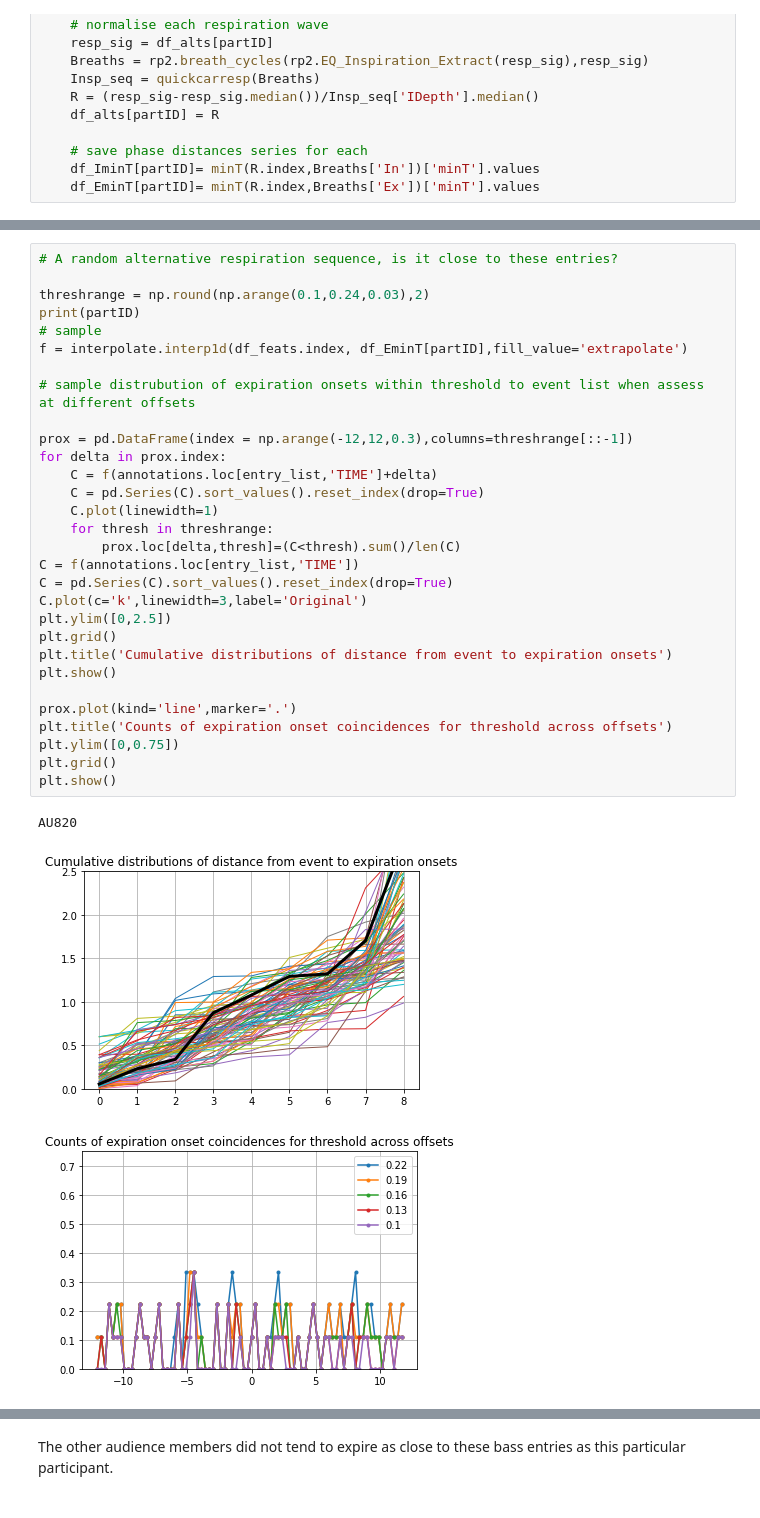
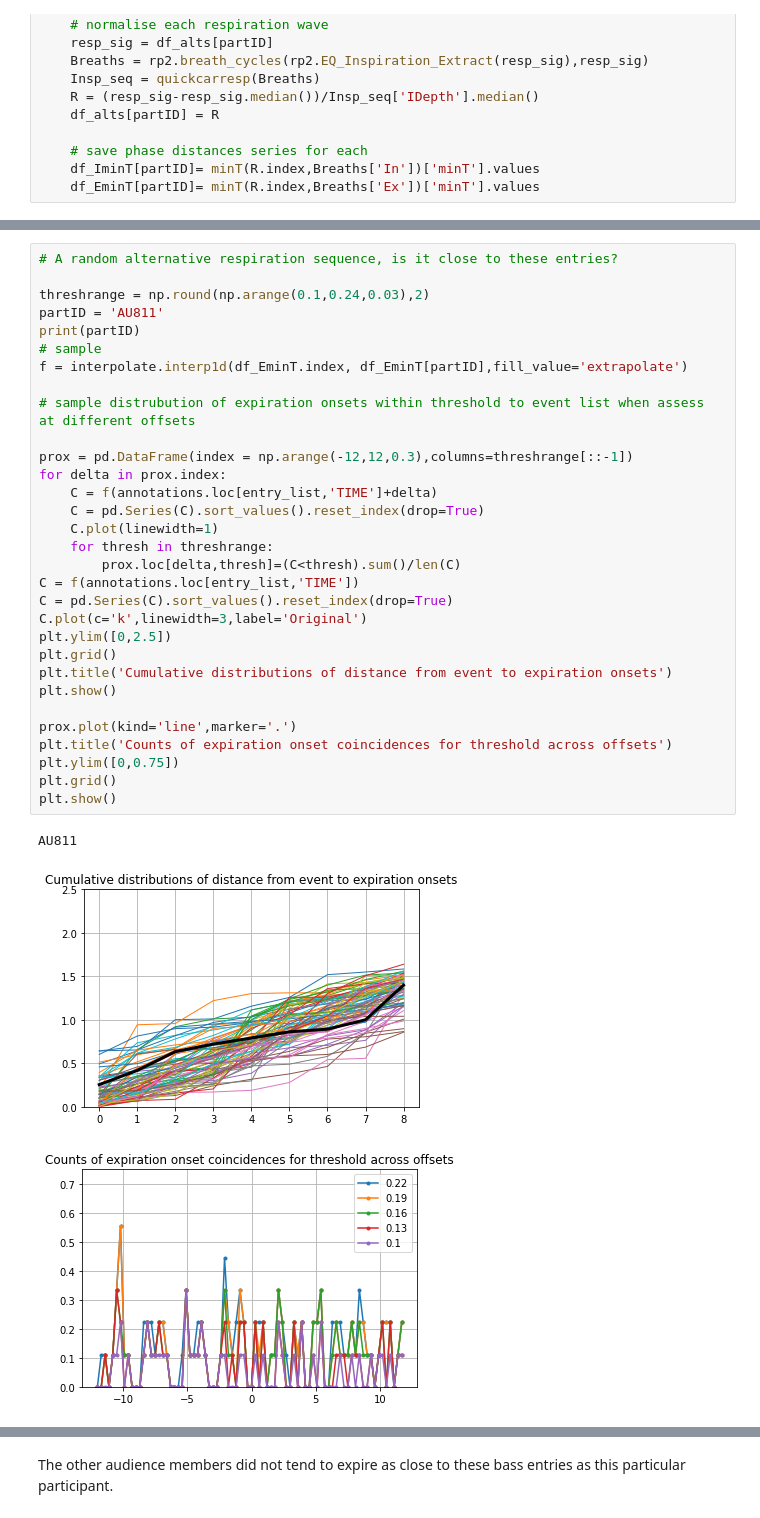
Before and after one commit to finn42/Exploratory_Listening_Phys, a Jupyter notebook: CaseStudy1_SSO.ipynb, the cells around one changed output, grey strips where cells are left out. Saved outputs shown, nothing was run; the diff lists cells and outputs as text.

```diff
--- a/CaseStudy1_SSO.ipynb
+++ b/CaseStudy1_SSO.ipynb
@@ -754,37 +783,38 @@ plt.show()
 # %%
 # A random alternative respiration sequence, is it close to these entries?
 
 threshrange = np.round(np.arange(0.1,0.24,0.03),2)
+partID = 'AU811'
 print(partID)
 # sample
-f = interpolate.interp1d(df_feats.index, df_EminT[partID],fill_value='extrapolate')
+f = interpolate.interp1d(df_EminT.index, df_EminT[partID],fill_value='extrapolate')
 
 # sample distrubution of expiration onsets within threshold to event list when assess at different offsets
 
 prox = pd.DataFrame(index = np.arange(-12,12,0.3),columns=threshrange[::-1])
 for delta in prox.index:
     C = f(annotations.loc[entry_list,'TIME']+delta)
     C = pd.Series(C).sort_values().reset_index(drop=True)
     C.plot(linewidth=1)
     for thresh in threshrange:
         prox.loc[delta,thresh]=(C<thresh).sum()/len(C)
 C = f(annotations.loc[entry_list,'TIME'])
 C = pd.Series(C).sort_values().reset_index(drop=True)
 C.plot(c='k',linewidth=3,label='Original')
 plt.ylim([0,2.5])
 plt.grid()
 plt.title('Cumulative distributions of distance from event to expiration onsets')
 plt.show()
 
 prox.plot(kind='line',marker='.')
 plt.title('Counts of expiration onset coincidences for threshold across offsets')
 plt.ylim([0,0.75])
 plt.grid()
 plt.show()
 # %% [output]
-AU820
+AU811
-[figure, old version]
+[figure, new version]
-[figure, old version]
+[figure, new version]
 # %%
 # not sure exactly how close expirations need to be to thsee moments to count as "aligned", so document a range
 threshrange = np.round(np.arange(0.1,0.24,0.03),2)
```
Also changed, not shown: parts of 10 cells of this notebook, 13 other files.
